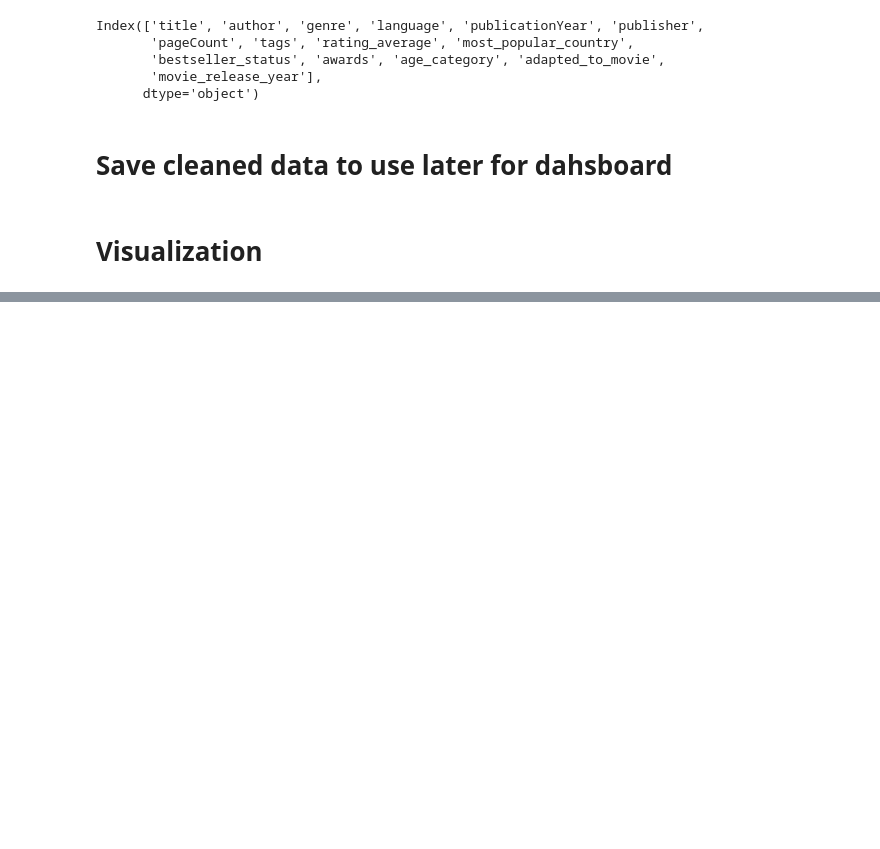
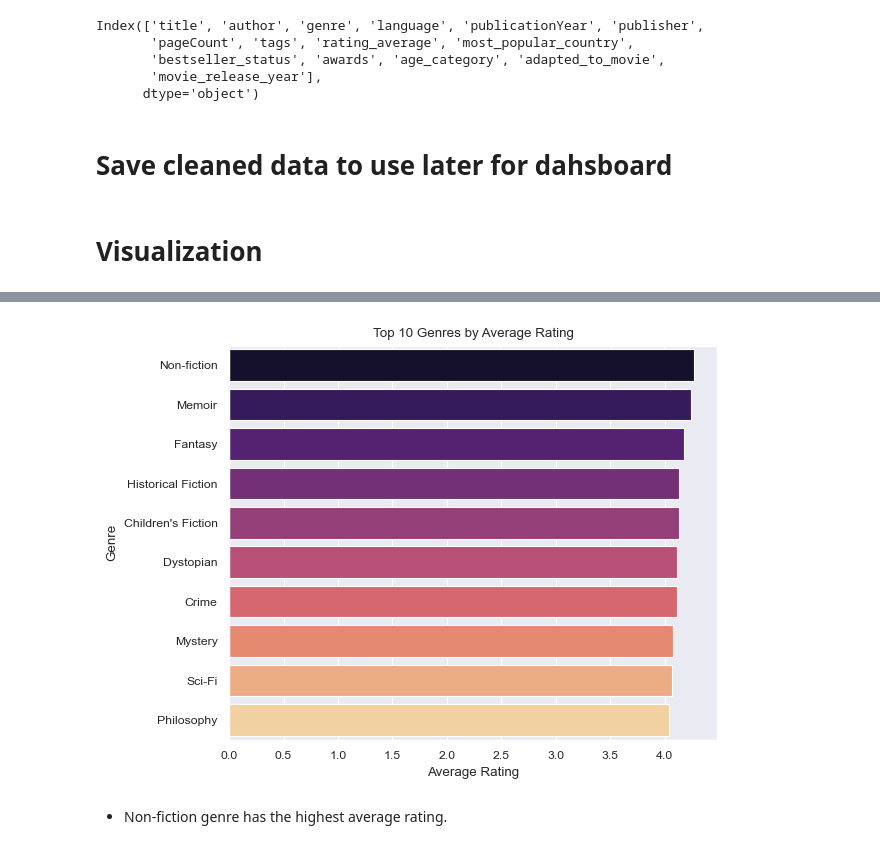
Before and after one commit to mo-chabane-tech/Data-Notebooks-And-Dashboards, a Jupyter notebook: Popular Books For Exchanging/Data Analysis Template.ipynb, the cells around one changed output, grey strips where cells are left out. Cells and saved outputs as stored; diff of their text form; code cells hidden in the pictures; blank space fills up the shorter version.

Commit message:
feat: visualize top 1 genres by average rating.

```diff
--- a/Popular Books For Exchanging/Data Analysis Template.ipynb
+++ b/Popular Books For Exchanging/Data Analysis Template.ipynb
@@ -190,0 +193,13 @@ Index(['title', 'author', 'genre', 'language', 'publicationYear', 'publisher',
+# %%
+df1 = (
+    df.groupby("genre")
+    .agg(
+        rating_average=("rating_average", lambda x: round(x.mean(), 2)),
+        count=("genre", "size")
+    )
+    .sort_values("rating_average", ascending=False)
+    .reset_index()
+    )
+#filter out genres with low count
+df1 = df1[df1["count"] >= 10].head(10)
+df1
@@ -190,0 +218,13 @@ Index(['title', 'author', 'genre', 'language', 'publicationYear', 'publisher',
+# %%
+sns.set_style("darkgrid")
+sns.set_theme("paper")
+sns.barplot(data=df1, x="rating_average", y="genre", palette="magma")
+plt.title("Top 10 Genres by Average Rating")
+plt.xlabel("Average Rating")
+plt.ylabel("Genre")
+plt.tight_layout()
+plt.show()
+# %% [output]
+[figure, added]
+# %% [markdown]
+- Non-fiction genre has the highest average rating.
```
Also changed, not shown: parts of 2 cells of this notebook.
